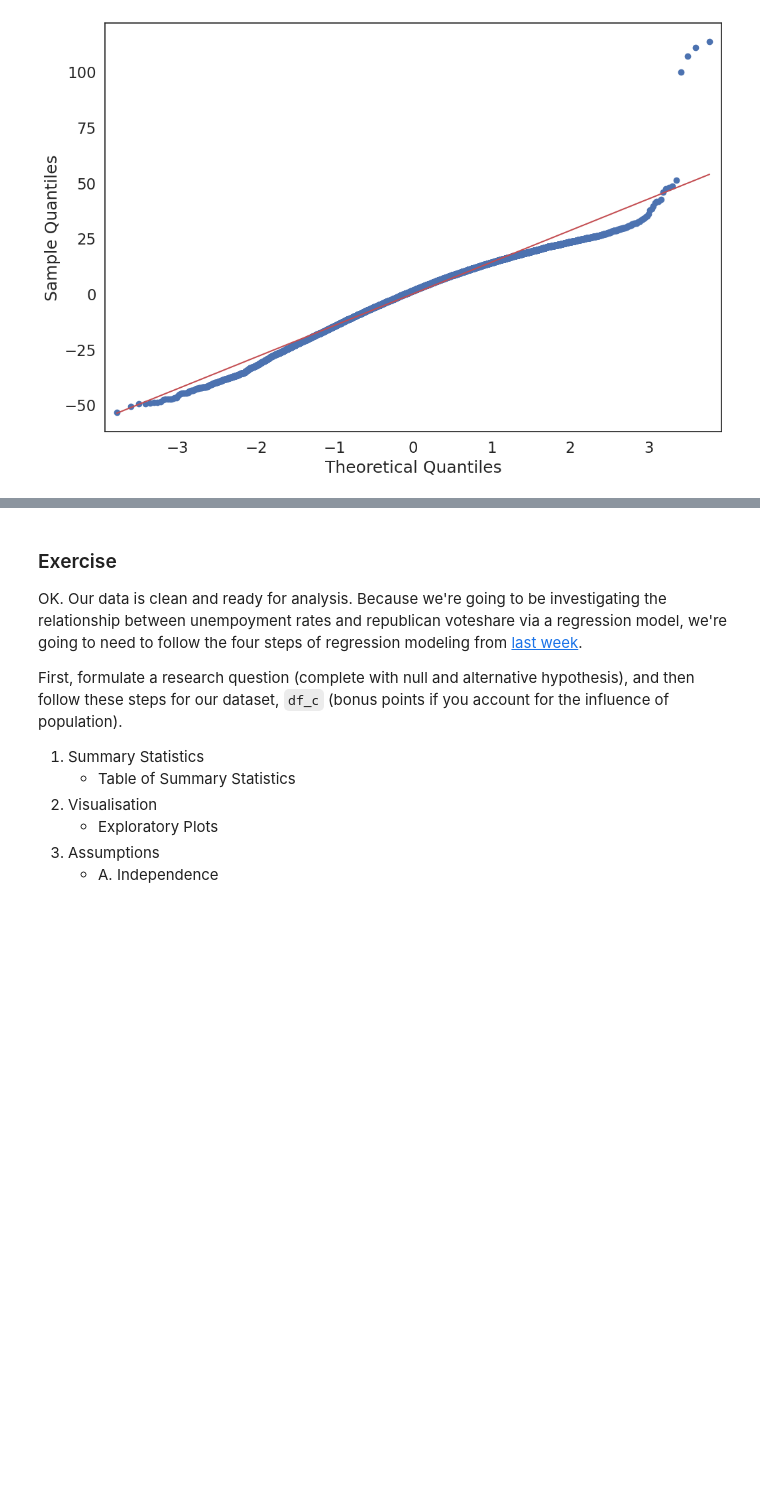
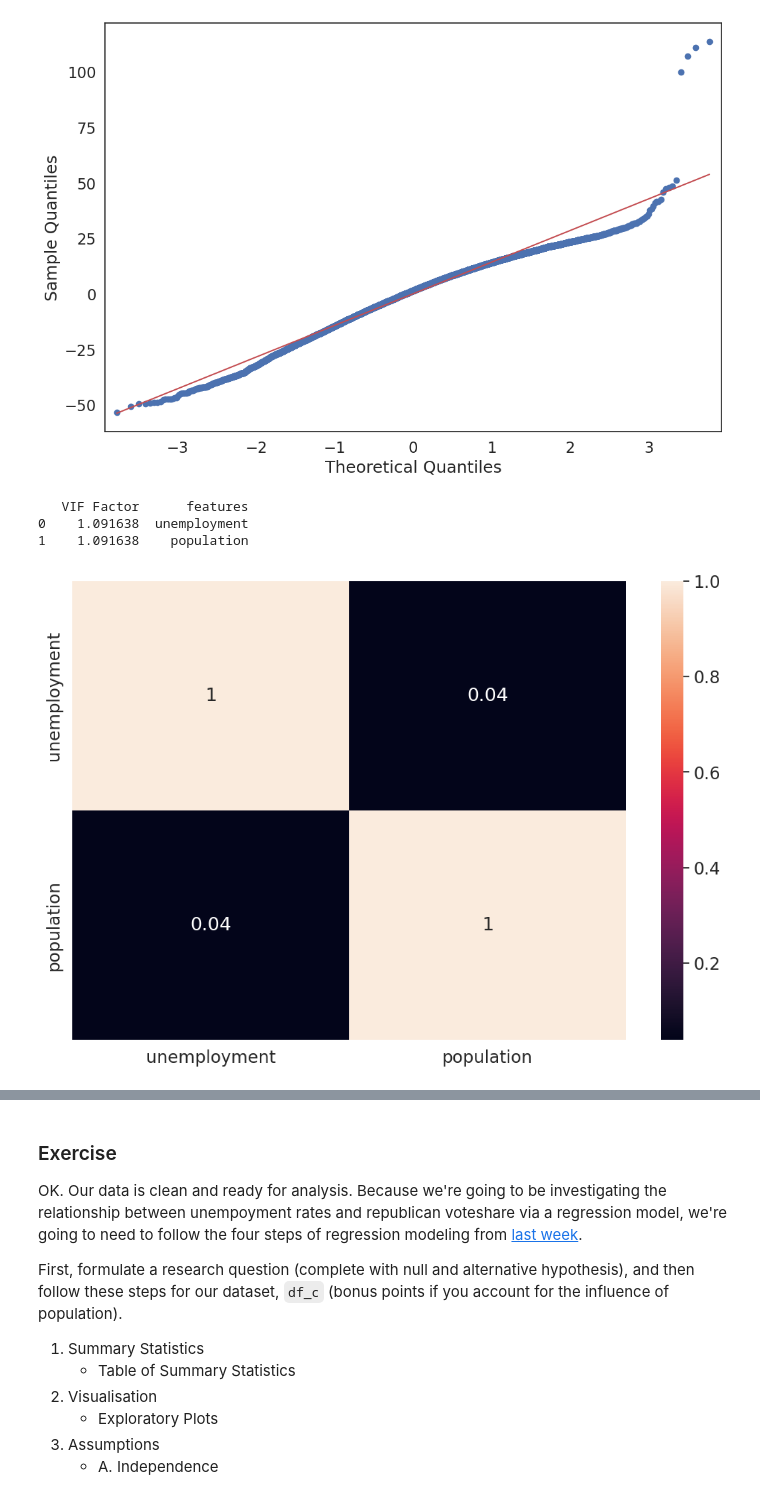
Before and after one commit to kuaiyu24/QM2, a Jupyter notebook: notebooks/W08. Diff-in-Diff.ipynb, the cells around one changed output, grey strips where cells are left out. Saved outputs shown, nothing was run; the diff lists cells and outputs as text; code cells hidden in the pictures; blank space fills up the shorter version.

```diff
--- a/notebooks/W08. Diff-in-Diff.ipynb
+++ b/notebooks/W08. Diff-in-Diff.ipynb
@@ -130,3 +130,19 @@ plt.show()
 # %% [output]
 [figure]
 [figure]
+# %%
+from statsmodels.stats.outliers_influence import variance_inflation_factor
+X = df_c[['unemployment', 'population']]
+vif = pd.DataFrame()
+vif["VIF Factor"] = [variance_inflation_factor(X.values, i) for i in range(X.shape[1])]
+vif["features"] = X.columns
+print(vif)
+
+# 相关矩阵
+sns.heatmap(df_c[['unemployment', 'population']].corr(), annot=True)
+plt.show()
+# %% [output]
+   VIF Factor      features
+0    1.091638  unemployment
+1    1.091638    population
+[figure, added]
```
Also changed, not shown: parts of 15 cells of this notebook.
